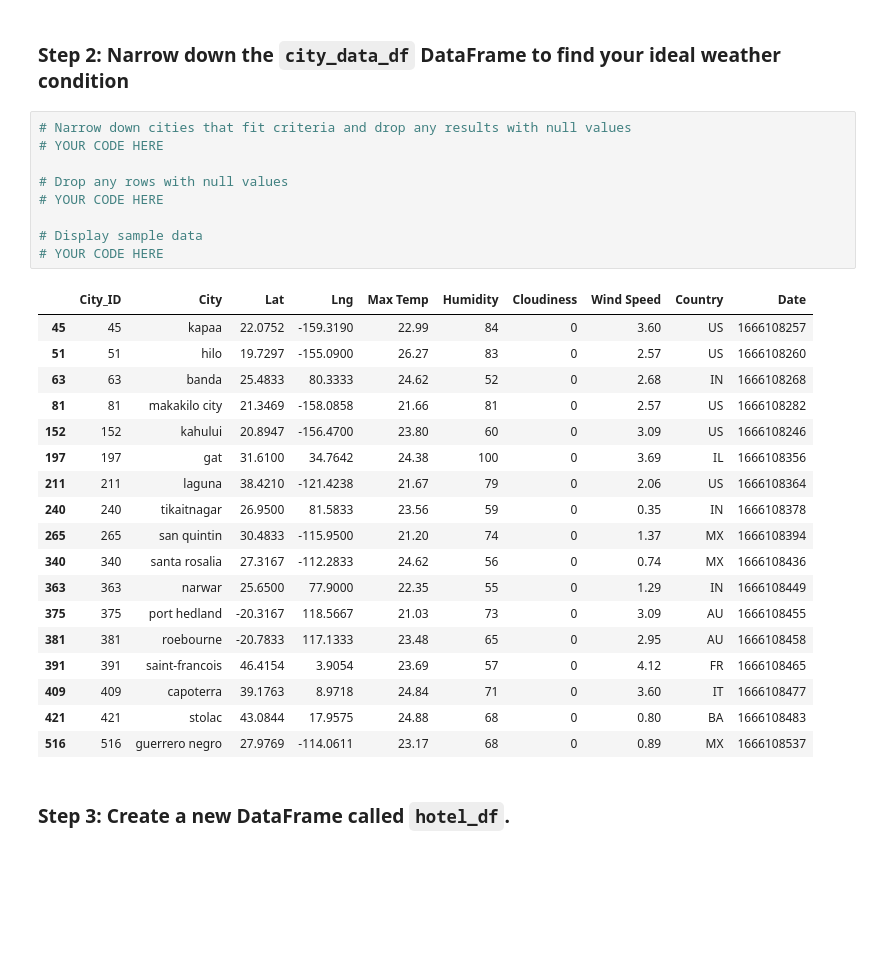
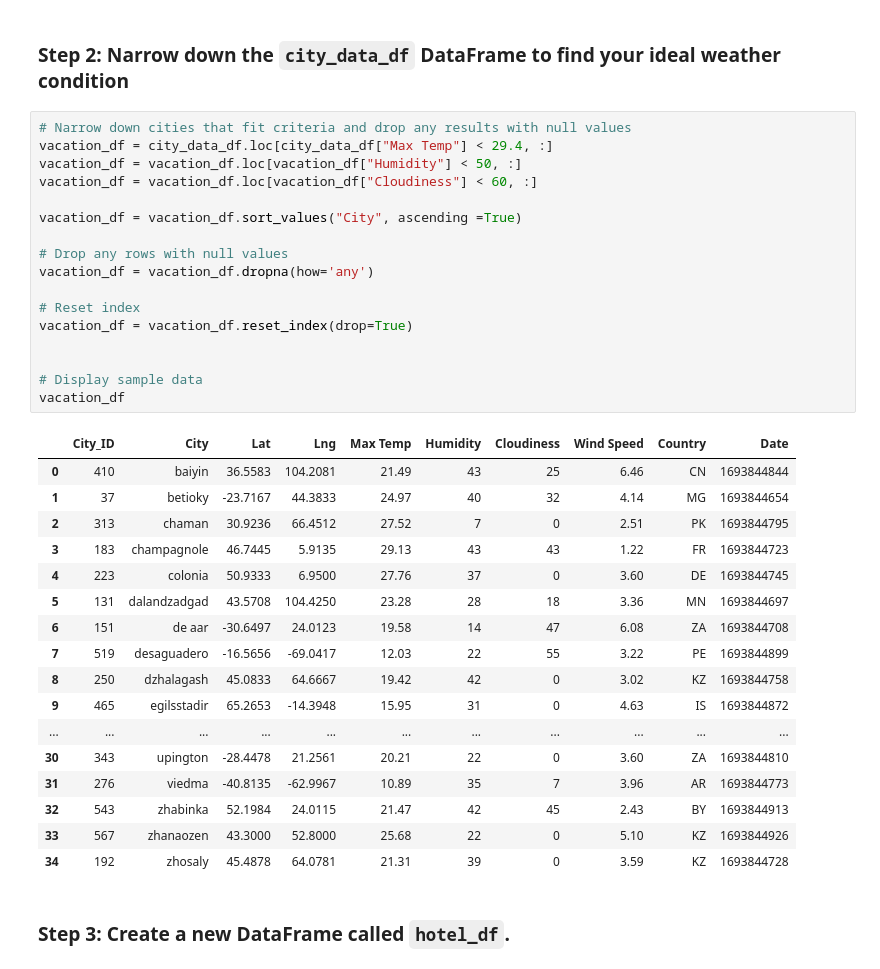
Before and after one commit to cwolf1424/Python-API-Challenge, a Jupyter notebook: VacationPy/VacationPy.ipynb, the cells around one changed output. Cells and saved outputs as stored; diff of their text form; blank space fills up the shorter version.

Commit message:
Finishing what I can on vacationpy w/o mapping

```diff
--- a/VacationPy/VacationPy.ipynb
+++ b/VacationPy/VacationPy.ipynb
@@ -52,32 +50,39 @@ city_data_df.head()
 ### Step 2: Narrow down the `city_data_df` DataFrame to find your ideal weather condition
 # %%
 # Narrow down cities that fit criteria and drop any results with null values
-# YOUR CODE HERE
+vacation_df = city_data_df.loc[city_data_df["Max Temp"] < 29.4, :]
+vacation_df = vacation_df.loc[vacation_df["Humidity"] < 50, :]
+vacation_df = vacation_df.loc[vacation_df["Cloudiness"] < 60, :]
+
+vacation_df = vacation_df.sort_values("City", ascending =True)
 
 # Drop any rows with null values
-# YOUR CODE HERE
+vacation_df = vacation_df.dropna(how='any')
+
+# Reset index
+vacation_df = vacation_df.reset_index(drop=True)
+
 
 # Display sample data
-# YOUR CODE HERE
+vacation_df
 # %% [output]
 |  | City_ID | City | Lat | Lng | Max Temp | Humidity | Cloudiness | Wind Speed | Country | Date |
-| 45 | 45 | kapaa | 22.0752 | -159.3190 | 22.99 | 84 | 0 | 3.60 | US | 1666108257 |
-| 51 | 51 | hilo | 19.7297 | -155.0900 | 26.27 | 83 | 0 | 2.57 | US | 1666108260 |
-| 63 | 63 | banda | 25.4833 | 80.3333 | 24.62 | 52 | 0 | 2.68 | IN | 1666108268 |
-| 81 | 81 | makakilo city | 21.3469 | -158.0858 | 21.66 | 81 | 0 | 2.57 | US | 1666108282 |
-| 152 | 152 | kahului | 20.8947 | -156.4700 | 23.80 | 60 | 0 | 3.09 | US | 1666108246 |
-| 197 | 197 | gat | 31.6100 | 34.7642 | 24.38 | 100 | 0 | 3.69 | IL | 1666108356 |
-| 211 | 211 | laguna | 38.4210 | -121.4238 | 21.67 | 79 | 0 | 2.06 | US | 1666108364 |
-| 240 | 240 | tikaitnagar | 26.9500 | 81.5833 | 23.56 | 59 | 0 | 0.35 | IN | 1666108378 |
-| 265 | 265 | san quintin | 30.4833 | -115.9500 | 21.20 | 74 | 0 | 1.37 | MX | 1666108394 |
-| 340 | 340 | santa rosalia | 27.3167 | -112.2833 | 24.62 | 56 | 0 | 0.74 | MX | 1666108436 |
-| 363 | 363 | narwar | 25.6500 | 77.9000 | 22.35 | 55 | 0 | 1.29 | IN | 1666108449 |
-| 375 | 375 | port hedland | -20.3167 | 118.5667 | 21.03 | 73 | 0 | 3.09 | AU | 1666108455 |
-| 381 | 381 | roebourne | -20.7833 | 117.1333 | 23.48 | 65 | 0 | 2.95 | AU | 1666108458 |
-| 391 | 391 | saint-francois | 46.4154 | 3.9054 | 23.69 | 57 | 0 | 4.12 | FR | 1666108465 |
-| 409 | 409 | capoterra | 39.1763 | 8.9718 | 24.84 | 71 | 0 | 3.60 | IT | 1666108477 |
-| 421 | 421 | stolac | 43.0844 | 17.9575 | 24.88 | 68 | 0 | 0.80 | BA | 1666108483 |
-| 516 | 516 | guerrero negro | 27.9769 | -114.0611 | 23.17 | 68 | 0 | 0.89 | MX | 1666108537 |
+| 0 | 410 | baiyin | 36.5583 | 104.2081 | 21.49 | 43 | 25 | 6.46 | CN | 1693844844 |
+| 1 | 37 | betioky | -23.7167 | 44.3833 | 24.97 | 40 | 32 | 4.14 | MG | 1693844654 |
+| 2 | 313 | chaman | 30.9236 | 66.4512 | 27.52 | 7 | 0 | 2.51 | PK | 1693844795 |
+| 3 | 183 | champagnole | 46.7445 | 5.9135 | 29.13 | 43 | 43 | 1.22 | FR | 1693844723 |
+| 4 | 223 | colonia | 50.9333 | 6.9500 | 27.76 | 37 | 0 | 3.60 | DE | 1693844745 |
+| 5 | 131 | dalandzadgad | 43.5708 | 104.4250 | 23.28 | 28 | 18 | 3.36 | MN | 1693844697 |
+| 6 | 151 | de aar | -30.6497 | 24.0123 | 19.58 | 14 | 47 | 6.08 | ZA | 1693844708 |
+| 7 | 519 | desaguadero | -16.5656 | -69.0417 | 12.03 | 22 | 55 | 3.22 | PE | 1693844899 |
+| 8 | 250 | dzhalagash | 45.0833 | 64.6667 | 19.42 | 42 | 0 | 3.02 | KZ | 1693844758 |
+| 9 | 465 | egilsstadir | 65.2653 | -14.3948 | 15.95 | 31 | 0 | 4.63 | IS | 1693844872 |
+| ... | ... | ... | ... | ... | ... | ... | ... | ... | ... | ... |
+| 30 | 343 | upington | -28.4478 | 21.2561 | 20.21 | 22 | 0 | 3.60 | ZA | 1693844810 |
+| 31 | 276 | viedma | -40.8135 | -62.9967 | 10.89 | 35 | 7 | 3.96 | AR | 1693844773 |
+| 32 | 543 | zhabinka | 52.1984 | 24.0115 | 21.47 | 42 | 45 | 2.43 | BY | 1693844913 |
+| 33 | 567 | zhanaozen | 43.3000 | 52.8000 | 25.68 | 22 | 0 | 5.10 | KZ | 1693844926 |
+| 34 | 192 | zhosaly | 45.4878 | 64.0781 | 21.31 | 39 | 0 | 3.59 | KZ | 1693844728 |
 # %% [markdown]
 ### Step 3: Create a new DataFrame called `hotel_df`.
 # %%
```
Also changed, not shown: parts of 3 cells of this notebook, 1 other file.
